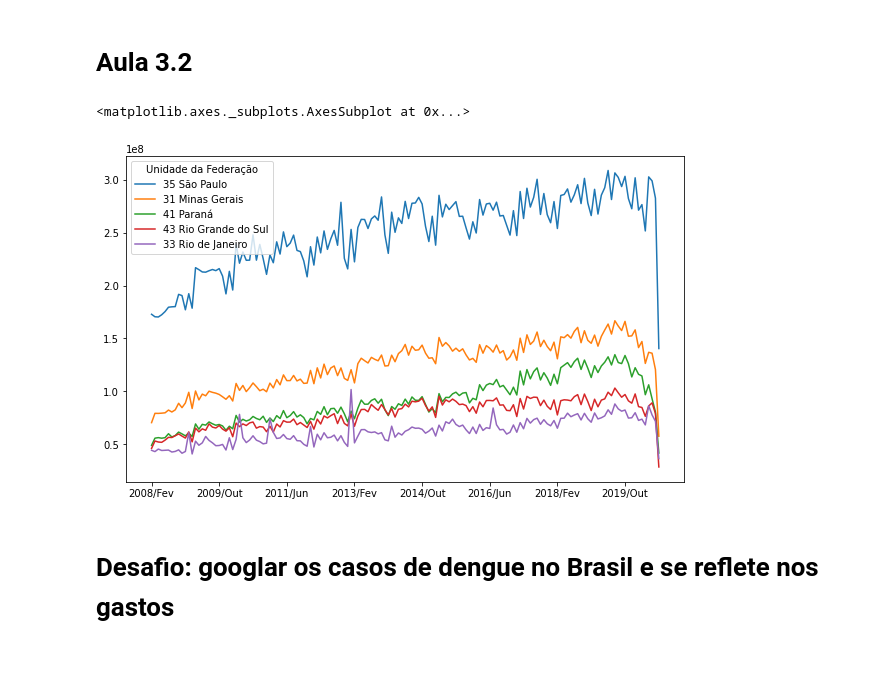
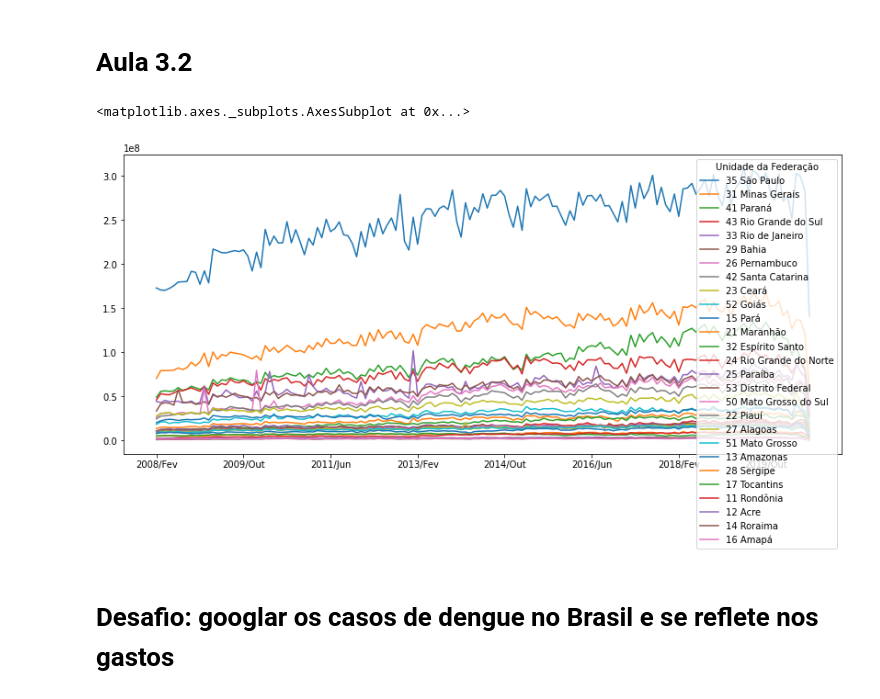
Before and after one commit to rabastos44/Bootcamp-Data-Science-Alura, a Jupyter notebook: Agendamento Hospitalar-a3.ipynb, the cells around one changed output. Drawn from its saved outputs; the diff is of its cells as text; code cells hidden in the pictures; blank space fills up the shorter version.

```diff
--- a/Agendamento Hospitalar-a3.ipynb
+++ b/Agendamento Hospitalar-a3.ipynb
@@ -489,9 +489,9 @@ plt.show()
 colunas_interessadas = ordenado_por_total.columns[6:]
 ordenado_por_total = ordenado_por_total[colunas_interessadas]
 # %%
-ordenado_por_total.head(5).T.plot(figsize=(10,6))
+ordenado_por_total.T.plot(figsize=(14,6))
 # %% [output]
 <matplotlib.axes._subplots.AxesSubplot at 0x...>
-[figure, old version]
+[figure, new version]
 # %% [markdown]
 # Desafio: googlar os casos de dengue no Brasil e se reflete nos gastos
```
Also changed, not shown: parts of 7 cells of this notebook.
